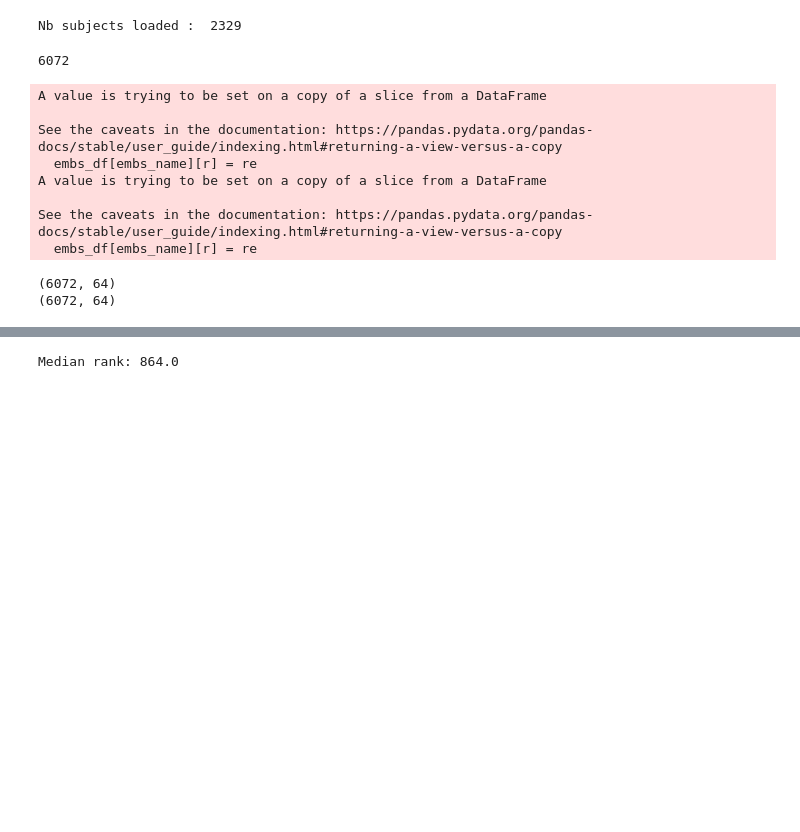
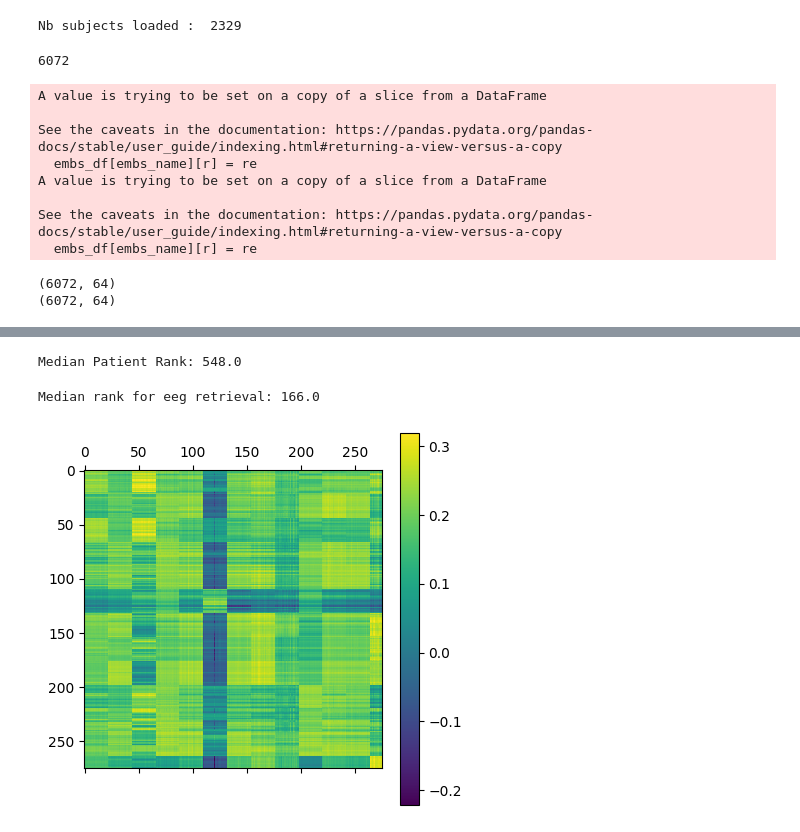
Before and after one commit to tidiane-camaret/EEGClip, a Jupyter notebook: scripts/classif/recording_retrieval.ipynb, the cells around one changed output, grey strips where cells are left out. Cells and saved outputs as stored; diff of their text form; code cells hidden in the pictures; blank space fills up the shorter version.

Commit message:
recording retrieval

```diff
--- a/scripts/classif/recording_retrieval.ipynb
+++ b/scripts/classif/recording_retrieval.ipynb
@@ -215,19 +271,68 @@ See the caveats in the documentation: https://pandas.pydata.org/pandas-docs/stab
 # %%
-from sklearn.metrics.pairwise import cosine_similarity
-
-n_recordings = eeg_embs.shape[0]
-
 ranks = []
 for i in range(n_recordings):
+
   eeg_emb = eeg_embs[i]
+  true_id = unique_ids[i]
 
   sims = cosine_similarity(eeg_emb.reshape(1,-1), text_embs)[0]
-  sorted_sims = np.argsort(sims)[::-1]
+  sorted_ids = unique_ids[np.argsort(sims)[::-1]]
 
-  true_idx = np.where(sorted_sims == i)[0][0]
+  true_idx = np.where(sorted_ids == true_id)[0][0]
   ranks.append(true_idx + 1)
 
 median_rank = np.median(ranks)
-print("Median rank:", median_rank)
+print("Median rank for text retrieval:", median_rank)
 # %% [output]
-Median rank: 864.0
+Median Patient Rank: 548.0
+# %%
+ranks = []
+for i in range(n_recordings):
+
+  text_emb = text_embs[i]
+  true_id = unique_ids[i]
+
+  sims = cosine_similarity(text_emb.reshape(1,-1), eeg_embs)[0]
+  sorted_ids = unique_ids[np.argsort(sims)[::-1]]
+
+  true_idx = np.where(sorted_ids == true_id)[0][0]
+  ranks.append(true_idx + 1)
+
+median_rank = np.median(ranks)
+print("Median rank for eeg retrieval:", median_rank)
+# %% [output]
+Median rank for eeg retrieval: 166.0
+# %%
+unique_ids = np.unique(unique_ids)
+num_patients = len(unique_ids)
+
+# Initialize random index vector
+random_idx = np.zeros(num_patients, dtype=int)
+
+for i in range(num_patients):
+
+  pid = unique_ids[i]
+  indices = np.where(unique_ids == pid)[0]
+  random_idx[i] = np.random.choice(indices)
+
+# Construct similarity matrix
+sim_matrix = np.zeros((num_patients, num_patients))
+
+for i in range(num_patients):
+  eeg_idx = random_idx[i]
+  for j in range(num_patients):
+    text_idx = random_idx[j]
+
+    eeg1 = eeg_embs[eeg_idx].reshape(1,-1)
+    text2 = text_embs[text_idx].reshape(1,-1)
+    sim = cosine_similarity(eeg1, text2)
+
+    sim_matrix[i,j] = sim
+
+
+# Plot heatmap
+plt.matshow(sim_matrix)
+plt.colorbar()
+plt.show()
+# %% [output]
+[figure, added]
```
Also changed, not shown: parts of 3 cells of this notebook.
